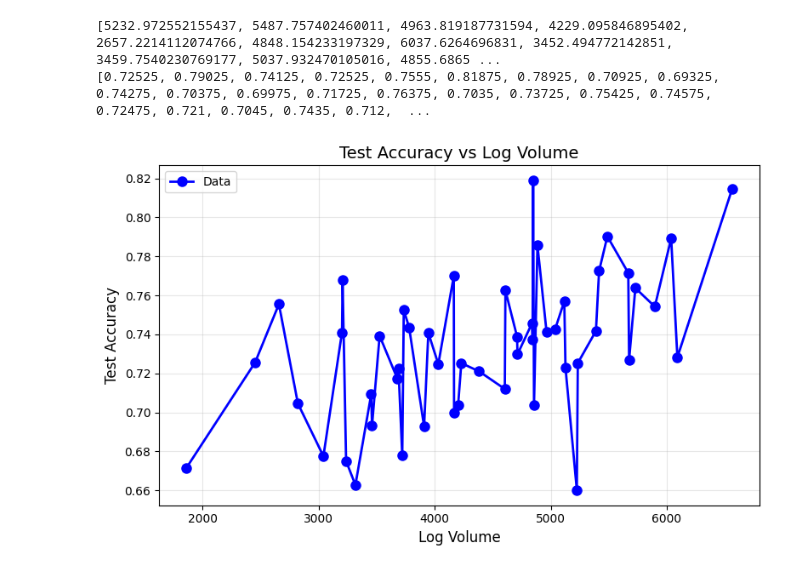
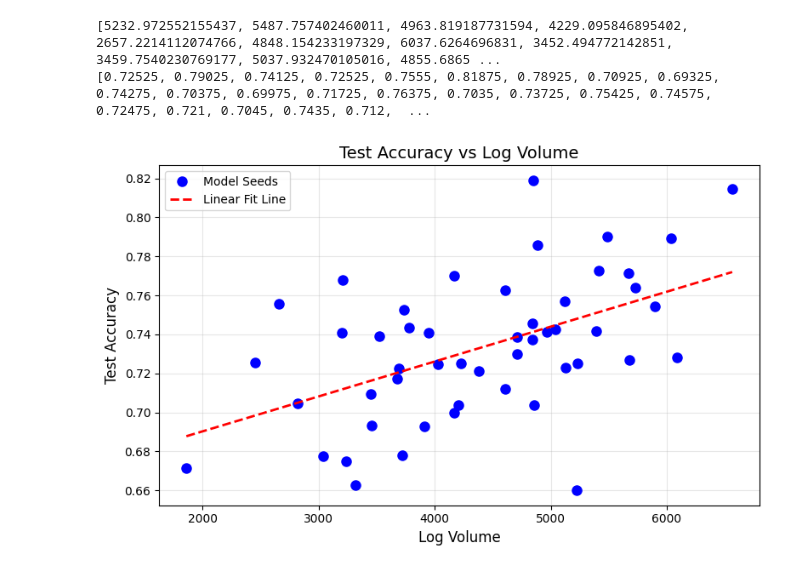
Before and after one commit to rfangit/minima-volume-project, a Jupyter notebook: swiss roll/example - fixed data/analyze_bryce_experiments_data.ipynb, the cells around one changed output. Drawn from its saved outputs; the diff is of its cells as text; code cells hidden in the pictures.

Commit message:
plot updates

```diff
--- a/swiss roll/example - fixed data/analyze_bryce_experiments_data.ipynb
+++ b/swiss roll/example - fixed data/analyze_bryce_experiments_data.ipynb
@@ -92,18 +92,21 @@ print(all_test_acc_list)
 # %%
 from minima_volume.volume_funcs import plot_pair_metrics
 
 
 plot_pair_metrics(
     # metric1_values=all_test_loss_list,
     metric1_values=all_log_rn_list,
     metric2_values=all_test_acc_list,
     # metric2_values=all_log_rn_list,
     # xlabel="Test Loss",
     xlabel="Log Volume",
     ylabel="Test Accuracy",
     # ylabel="Log Volume",
     title="Test Accuracy vs Log Volume",
-    display=True
+    display=True,
+    connect_dots=False,
+    label='Model Seeds',
+    show_best_fit=True
 )
 # %% [output]
-[figure, old version]
+[figure, new version]
```
Also changed, not shown: 1 other file.
